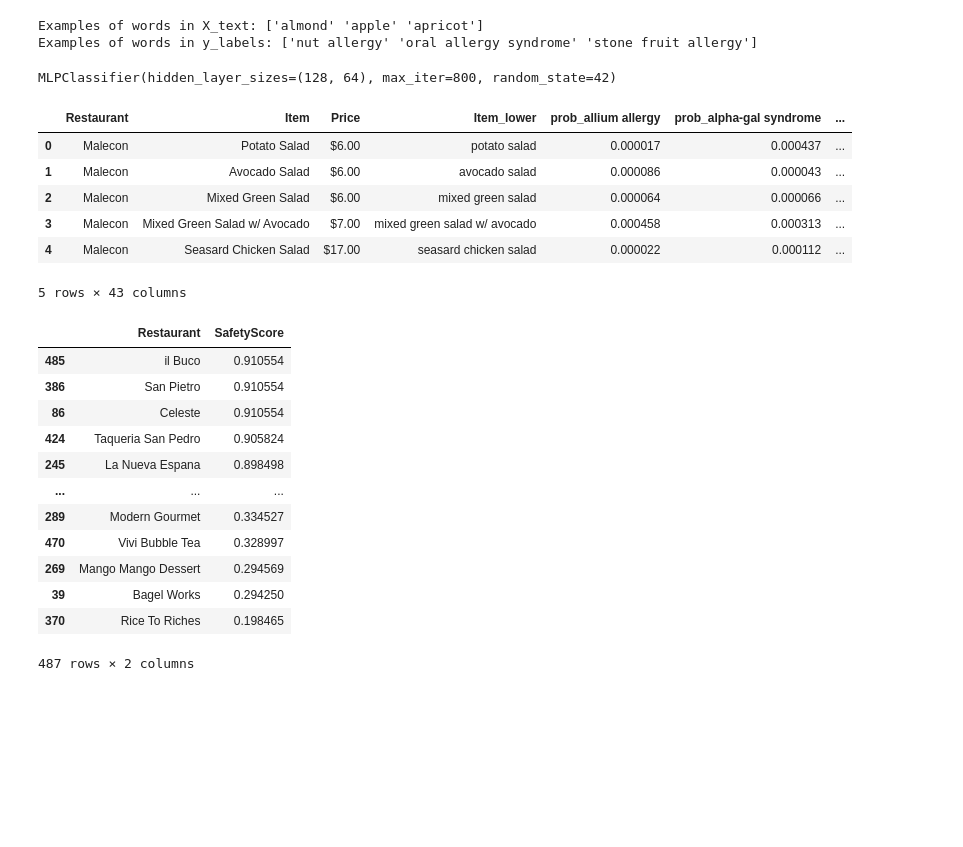
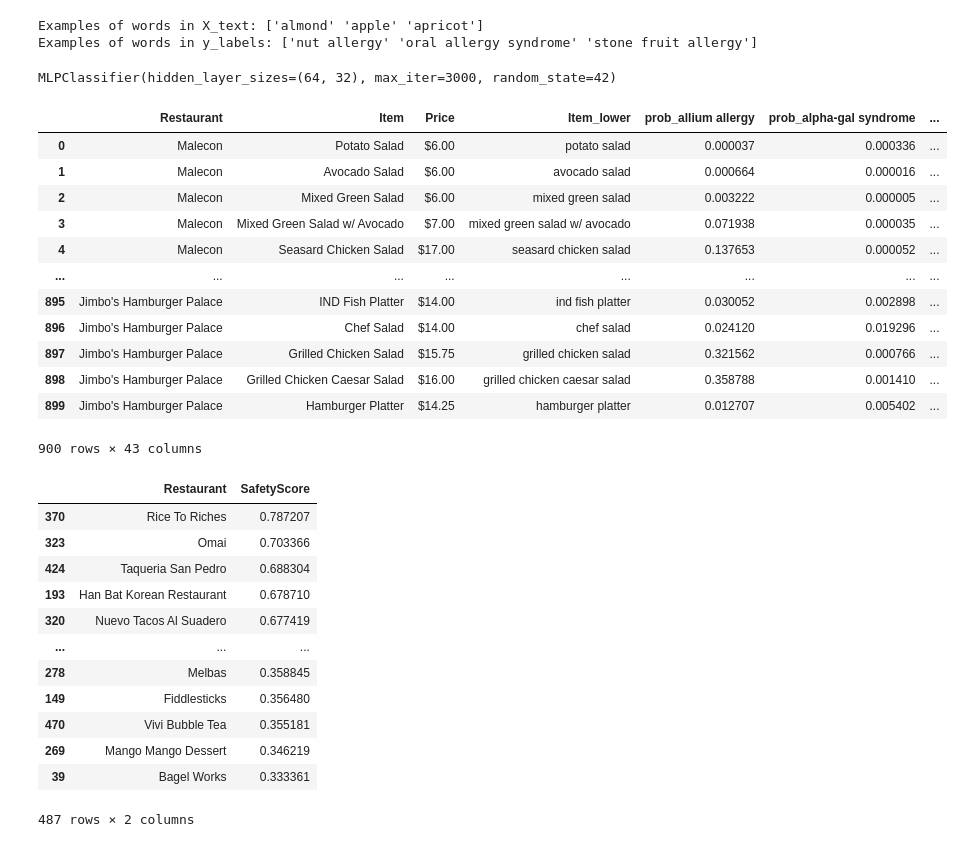
Before and after one commit to LoganStanhope/DS4420_Project, a Jupyter notebook: DS4420_Final_Project.ipynb, the cells around one changed output. Saved outputs shown, nothing was run; the diff lists cells and outputs as text; code cells hidden in the pictures; blank space fills up the shorter version.

```diff
--- a/DS4420_Final_Project.ipynb
+++ b/DS4420_Final_Project.ipynb
@@ -68,40 +68,46 @@ from sklearn.feature_extraction.text import TfidfVectorizer
 
 # code referenced from:
 # https://scikit-learn.org/stable/modules/generated/sklearn.feature_extraction.text.TfidfVectorizer.html
-vectorizer = TfidfVectorizer()
+vectorizer = TfidfVectorizer(analyzer='char', ngram_range=(2,5))
 X = vectorizer.fit_transform(X_text)
 # %%
 # documentation for MLPClassifier:
 # https://scikit-learn.org/1.5/modules/generated/sklearn.neural_network.MLPClassifier.html#
 # default='adam' -- The solver for weight optimization.
-mlp = MLPClassifier(hidden_layer_sizes=(128, 64),
+mlp = MLPClassifier(hidden_layer_sizes=(64, 32),
                     activation='relu',
-                    max_iter=800,
+                    max_iter=3000,
                     random_state=42)
 print(mlp.fit(X, y_labels))
 # %% [output]
-MLPClassifier(hidden_layer_sizes=(128, 64), max_iter=800, random_state=42)
+MLPClassifier(hidden_layer_sizes=(64, 32), max_iter=3000, random_state=42)
 # %%
 restaurantDishes['Item_lower'] = restaurantDishes['Item'].fillna("unknown").astype(str).str.lower()
 
 # vectorize menu items
 X_menu = vectorizer.transform(restaurantDishes['Item_lower'])
 
 probas = mlp.predict_proba(X_menu)
 
 allergy_classes = mlp.classes_
 proba_df = pd.DataFrame(probas, columns=[f"prob_{a}" for a in allergy_classes])
 restaurantDishes = pd.concat([restaurantDishes.reset_index(drop=True), proba_df], axis=1)
 
-restaurantDishes.head()
+restaurantDishes.head(900)
 # %% [output]
 |  | Restaurant | Item | Price | Item_lower | prob_allium allergy | prob_alpha-gal syndrome | ... |
-| 0 | Malecon | Potato Salad | $6.00 | potato salad | 0.000017 | 0.000437 | ... |
-| 1 | Malecon | Avocado Salad | $6.00 | avocado salad | 0.000086 | 0.000043 | ... |
-| 2 | Malecon | Mixed Green Salad | $6.00 | mixed green salad | 0.000064 | 0.000066 | ... |
-| 3 | Malecon | Mixed Green Salad w/ Avocado | $7.00 | mixed green salad w/ avocado | 0.000458 | 0.000313 | ... |
-| 4 | Malecon | Seasard Chicken Salad | $17.00 | seasard chicken salad | 0.000022 | 0.000112 | ... |
+| 0 | Malecon | Potato Salad | $6.00 | potato salad | 0.000037 | 0.000336 | ... |
+| 1 | Malecon | Avocado Salad | $6.00 | avocado salad | 0.000664 | 0.000016 | ... |
+| 2 | Malecon | Mixed Green Salad | $6.00 | mixed green salad | 0.003222 | 0.000005 | ... |
+| 3 | Malecon | Mixed Green Salad w/ Avocado | $7.00 | mixed green salad w/ avocado | 0.071938 | 0.000035 | ... |
+| 4 | Malecon | Seasard Chicken Salad | $17.00 | seasard chicken salad | 0.137653 | 0.000052 | ... |
+| ... | ... | ... | ... | ... | ... | ... | ... |
+| 895 | Jimbo's Hamburger Palace | IND Fish Platter | $14.00 | ind fish platter | 0.030052 | 0.002898 | ... |
+| 896 | Jimbo's Hamburger Palace | Chef Salad | $14.00 | chef salad | 0.024120 | 0.019296 | ... |
+| 897 | Jimbo's Hamburger Palace | Grilled Chicken Salad | $15.75 | grilled chicken salad | 0.321562 | 0.000766 | ... |
+| 898 | Jimbo's Hamburger Palace | Grilled Chicken Caesar Salad | $16.00 | grilled chicken caesar salad | 0.358788 | 0.001410 | ... |
+| 899 | Jimbo's Hamburger Palace | Hamburger Platter | $14.25 | hamburger platter | 0.012707 | 0.005402 | ... |
-5 rows × 43 columns
+900 rows × 43 columns
 # %%
 # safety score = lower allergy probability (i.e. safer rest)
 restaurantDishes["dish_safety"] = 1 - proba_df.max(axis=1)
@@ -115,17 +121,17 @@ restaurantSafety.sort_values(by="SafetyScore", ascending=False, inplace=True)
 restaurantSafety
 # %% [output]
 |  | Restaurant | SafetyScore |
-| 485 | il Buco | 0.910554 |
-| 386 | San Pietro | 0.910554 |
-| 86 | Celeste | 0.910554 |
-| 424 | Taqueria San Pedro | 0.905824 |
-| 245 | La Nueva Espana | 0.898498 |
+| 370 | Rice To Riches | 0.787207 |
+| 323 | Omai | 0.703366 |
+| 424 | Taqueria San Pedro | 0.688304 |
+| 193 | Han Bat Korean Restaurant | 0.678710 |
+| 320 | Nuevo Tacos Al Suadero | 0.677419 |
 | ... | ... | ... |
-| 289 | Modern Gourmet | 0.334527 |
-| 470 | Vivi Bubble Tea | 0.328997 |
-| 269 | Mango Mango Dessert | 0.294569 |
-| 39 | Bagel Works | 0.294250 |
-| 370 | Rice To Riches | 0.198465 |
+| 278 | Melbas | 0.358845 |
+| 149 | Fiddlesticks | 0.356480 |
+| 470 | Vivi Bubble Tea | 0.355181 |
+| 269 | Mango Mango Dessert | 0.346219 |
+| 39 | Bagel Works | 0.333361 |
 487 rows × 2 columns
 # %%
 def rank_by_specific_allergy(allergy):
```
Also changed, not shown: parts of 7 cells of this notebook.
